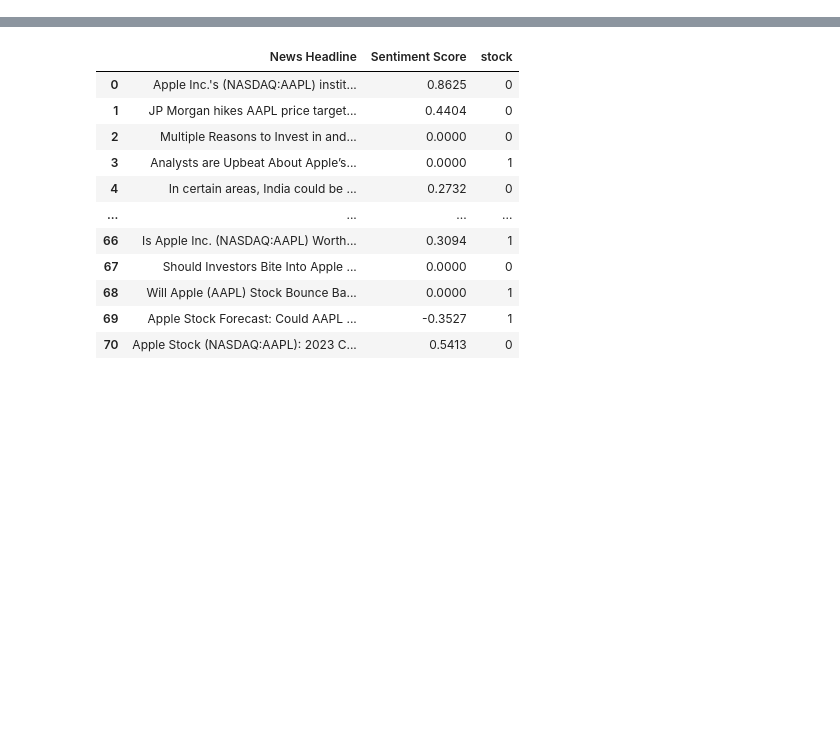
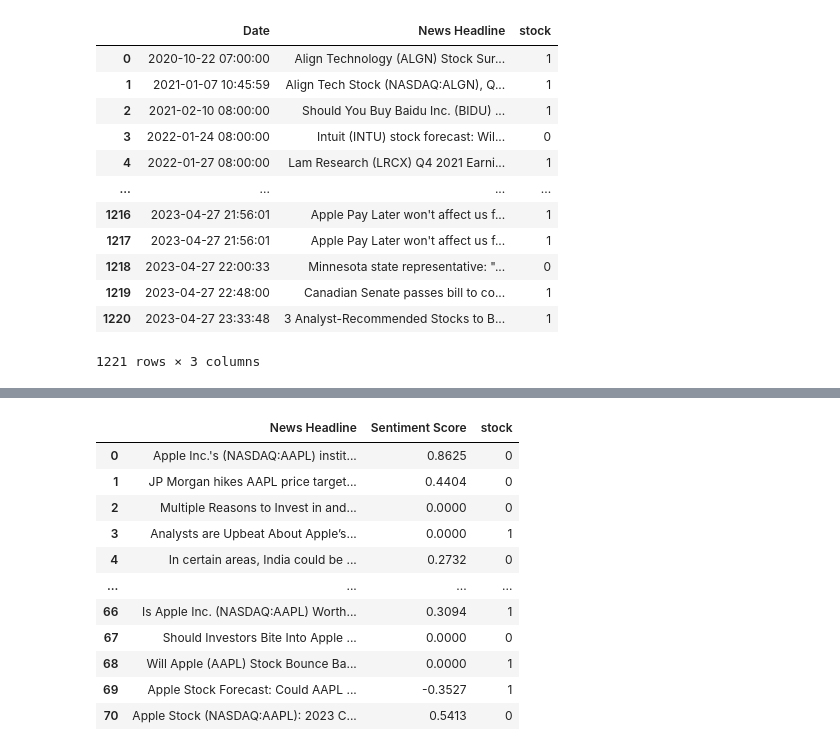
Before and after one commit to lokeshsharma123456/SMAI_project_stock_prediction, a Jupyter notebook: test_scrap.ipynb, the cells around one changed output, grey strips where cells are left out. Cells and saved outputs as stored; diff of their text form; code cells hidden in the pictures; blank space fills up the shorter version.

```diff
--- a/test_scrap.ipynb
+++ b/test_scrap.ipynb
@@ -60,0 +127,22 @@ df.to_csv('news_stock_data.csv', index=False)
+# %%
+# create new column 'stock' with values 1 or 0 based on the condition
+df['stock'] = df.apply(lambda x: 1 if x['Next Day Prediction'] > x['Closing Price'] else 0, axis=1)
+
+# re-arrange the columns as per your preference
+df_new = df[['Date', 'News Headline', 'stock']]
+df_new = df_new.reset_index(drop=True)
+df_new
+# %% [output]
+|  | Date | News Headline | stock |
+| 0 | 2020-10-22 07:00:00 | Align Technology (ALGN) Stock Sur... | 1 |
+| 1 | 2021-01-07 10:45:59 | Align Tech Stock (NASDAQ:ALGN), Q... | 1 |
+| 2 | 2021-02-10 08:00:00 | Should You Buy Baidu Inc. (BIDU) ... | 1 |
+| 3 | 2022-01-24 08:00:00 | Intuit (INTU) stock forecast: Wil... | 0 |
+| 4 | 2022-01-27 08:00:00 | Lam Research (LRCX) Q4 2021 Earni... | 1 |
+| ... | ... | ... | ... |
+| 1216 | 2023-04-27 21:56:01 | Apple Pay Later won't affect us f... | 1 |
+| 1217 | 2023-04-27 21:56:01 | Apple Pay Later won't affect us f... | 1 |
+| 1218 | 2023-04-27 22:00:33 | Minnesota state representative: "... | 0 |
+| 1219 | 2023-04-27 22:48:00 | Canadian Senate passes bill to co... | 1 |
+| 1220 | 2023-04-27 23:33:48 | 3 Analyst-Recommended Stocks to B... | 1 |
+1221 rows × 3 columns
```
Also changed, not shown: parts of 30 cells of this notebook, 22 other files.
